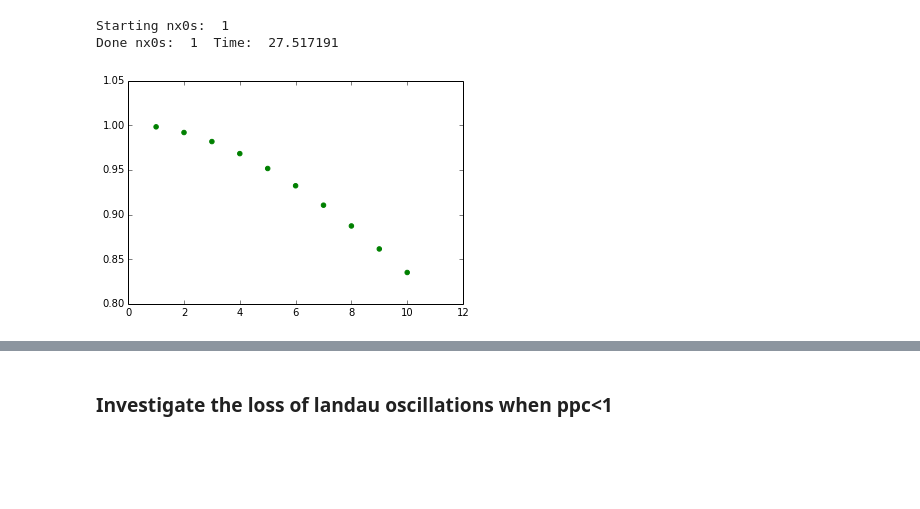
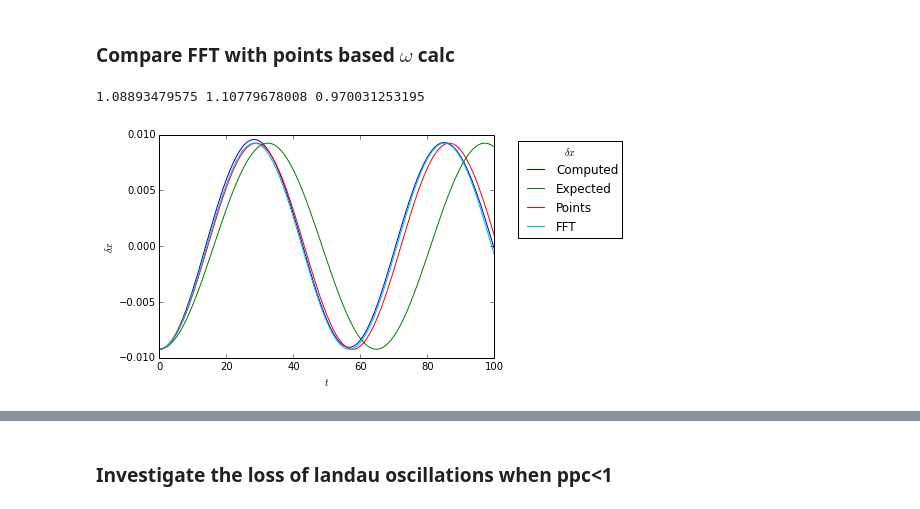
Before and after one commit to dreamer2368/py3d3v, a Jupyter notebook: py3d3v/dispersion.ipynb, the cells around one changed output, grey strips where cells are left out. Saved outputs shown, nothing was run; the diff lists cells and outputs as text; code cells hidden in the pictures; blank space fills up the shorter version.

```diff
--- a/py3d3v/dispersion.ipynb
+++ b/py3d3v/dispersion.ipynb
@@ -129,38 +74,41 @@ plt.savefig("wk_var_dx.png")
-# %%
-ntc = 10
-nx0 = 64
-Nx0 = 64
-resultsnx = []
-for nx0s in [1]:
-    print "Starting nx0s: ", nx0s
-    start = time.clock()
-    for mode in range(1, 10+1):
-        nx = int(nx0*nx0s)
-        l3d = Landau3D(save_rr=True, nt=ntc, mode=mode,
-                       grid_dims=(nx,nx,nx),
-                       part_dims=(Nx0,Nx0,Nx0))
-        l3d.init_run()
-        l3d.run()
-
-        t_vals = np.linspace(0, l3d.nt*l3d.dt, l3d.nt+1)
-        wpe = np.cos(l3d.k*l3d.dx/2)*l3d.wp
-
-        rr = l3d.rr
-        omega = np.mean(np.arccos(2*rr[1:ntc+1]/rr[0]-1)/(2*t_vals[1:ntc+1]))
-
-        # Get rid of the memory heavy part of l3d
-        l3d.pic   = None
-        l3d.wpe   = wpe
-        l3d.omega = omega
-        l3d.ppc   = 1./nx0s
-        resultsnx.append(l3d)
-    print "Done nx0s: ", nx0s, " Time: ", time.clock()-start
-# %% [output]
-Starting nx0s:  1
-Done nx0s:  1  Time:  27.517191
-# %%
-colors = {.5:'b', 1:'g', 2:'r'}
-for r in resultsnx:
-    plt.scatter(r.k, r.omega, color=colors[r.ppc])
-# %% [output]
-[figure, removed]
+# %% [markdown]
+### Compare FFT with points based $\omega$ calc
+# %%
+nx  = 64
+Nx0 = int(nx*.5)
+l3d = Landau3D(save_rr=True, save_xa=True, nt=100, mode=5,
+               grid_dims=(nx,nx,nx),
+               part_dims=(Nx0,Nx0,Nx0))
+l3d.init_run()
+l3d.run()
+
+t_vals = np.linspace(0, l3d.nt*l3d.dt, l3d.nt+1)
+wpe = np.cos(l3d.k*l3d.dx/2)*l3d.wp
+
+L = l3d.Lx
+delta_x = np.zeros_like(l3d.xa)
+delta_x = l3d.xa - l3d.xia
+delta_x[delta_x>L/2.]  -= L
+delta_x[delta_x<-L/2.] += L
+rr = l3d.rr
+#expected = np.outer(np.cos(t_vals*wpe), delta_x[0,:])
+omega = np.mean(np.arccos(2*rr[1:ntc+1]/rr[0]-1)/(2*t_vals[1:ntc+1]))
+
+dx0  = delta_x[0]
+inc  = np.abs(dx0)>10e-8
+wga  = np.arccos(delta_x[1:ntc+1, inc]/delta_x[0,inc])
+wga  = wga.T/t_vals[1:ntc+1]
+wgap = np.mean(wga)
+
+print wgap, omega, np.cos(l3d.k*l3d.dx/2)*l3d.wp
+
+j = 10
+plt.plot(delta_x[:, j], label="Computed")
+plt.plot(np.cos(t_vals*wpe)*delta_x[0,j], label="Expected")
+plt.plot(np.cos(wgap*t_vals)*delta_x[0,j], label="Points")
+plt.plot(np.cos(omega*t_vals)*delta_x[0,j], label="FFT")
+plt.xlabel("$t$"); plt.ylabel("$\\delta x$");
+plt.legend(title="$\\delta x$", bbox_to_anchor=(1.4,1));
+# %% [output]
+1.08893479575 1.10779678008 0.970031253195
+[figure, added]
```
Also changed, not shown: parts of 9 cells of this notebook, 2 other files.
